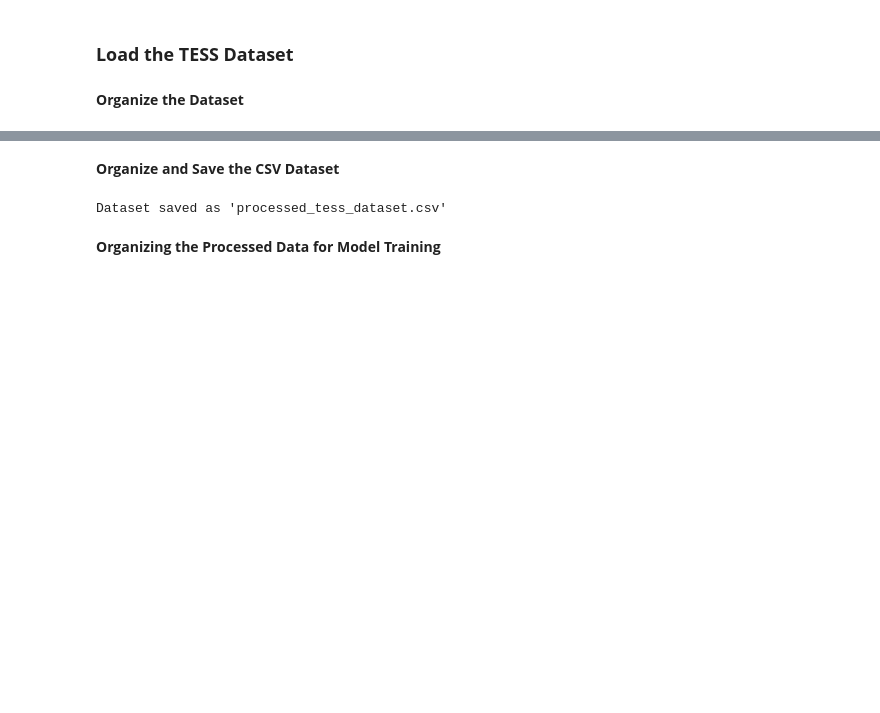
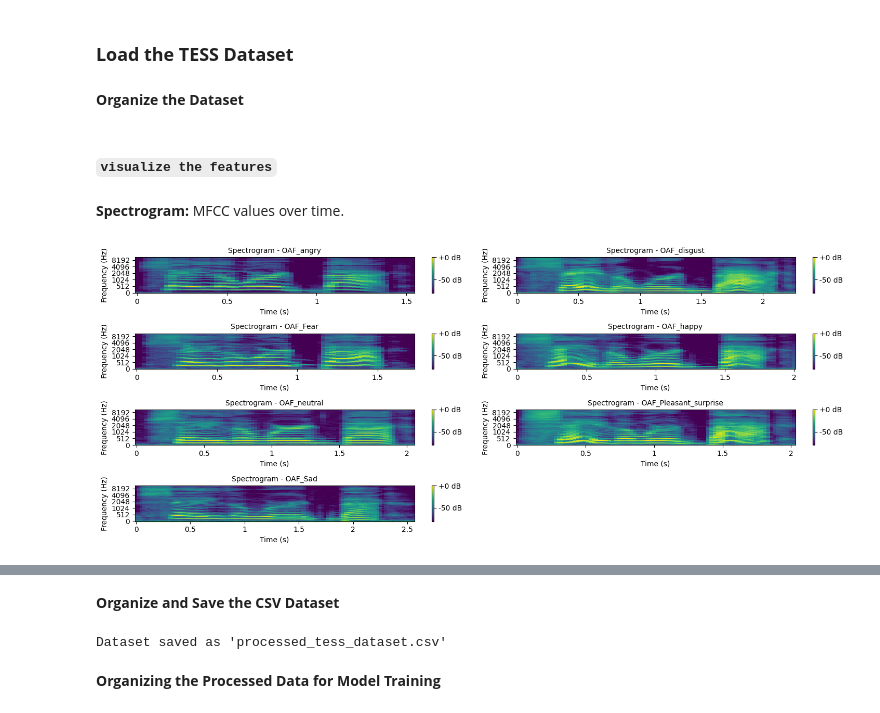
Before and after one commit to abs-sayem/stress_level_detection, a Jupyter notebook: emotion_score_stress_level_detection.ipynb, the cells around one changed output, grey strips where cells are left out. Drawn from its saved outputs; the diff is of its cells as text; code cells hidden in the pictures; blank space fills up the shorter version.

Commit message:
updated features visualization and speech_input image in images directory

```diff
--- a/emotion_score_stress_level_detection.ipynb
+++ b/emotion_score_stress_level_detection.ipynb
@@ -43,3 +43,58 @@ for emotion in emotions:
 # Convert to numpy arrays for training
 audio_features = np.array(audio_features)
 emotion_labels = np.array(emotion_labels)
+# %% [markdown]
+#### **`visualize the features`**
+# %% [markdown]
+**Spectrogram:** MFCC values over time.
+# %%
+import matplotlib.pyplot as plt
+import librosa.display
+import os
+
+# Function to visualize the spectrogram for a single audio file
+def visualize_spectrogram(audio_path, sr=22050):
+    y, sr = librosa.load(audio_path, sr=sr)
+    spectrogram = librosa.feature.melspectrogram(y=y, sr=sr)
+    log_spectrogram = librosa.power_to_db(spectrogram, ref=np.max)
+    return log_spectrogram, sr
+
+# Plot spectrograms for a maximum of 7 emotions
+def plot_emotion_spectrograms(dataset_path, emotions, max_emotions=7):
+    emotions = emotions[:max_emotions]  # Limit to the first 7 emotions
+    cols = 2  # Number of spectrograms per row
+    num_plots = len(emotions)
+    num_rows = (num_plots + cols - 1) // cols  # Calculate total rows needed
+
+    fig, axes = plt.subplots(num_rows, cols, figsize=(15, num_rows * 1.5))
+    axes = axes.flatten()  # Flatten axes array for easier iteration
+
+    for i, emotion in enumerate(emotions):
+        emotion_folder = os.path.join(dataset_path, emotion)
+        files = os.listdir(emotion_folder)
+
+        # Pick the first .wav file for this emotion
+        audio_file = next((f for f in files if f.endswith(".wav")), None)
+        if audio_file:
+            audio_path = os.path.join(emotion_folder, audio_file)
+            spectrogram, sr = visualize_spectrogram(audio_path)
+
+            # Plot the spectrogram
+            ax = axes[i]
+            img = librosa.display.specshow(spectrogram, sr=sr, x_axis='time', y_axis='mel', cmap='viridis', ax=ax)
+            ax.set_title(f"Spectrogram - {emotion}", fontsize=10)
+            ax.set_xlabel("Time (s)")
+            ax.set_ylabel("Frequency (Hz)")
+            fig.colorbar(img, ax=ax, format="%+2.0f dB")
+
+    # Remove empty subplots if there are less than `cols * rows` plots
+    for j in range(num_plots, len(axes)):
+        fig.delaxes(axes[j])
+
+    plt.tight_layout()
+    plt.show()
+
+# Example usage
+plot_emotion_spectrograms(dataset_path, emotions, max_emotions=7)
+# %% [output]
+[figure, added]
```
Also changed, not shown: parts of 8 cells of this notebook, 1 other file.
